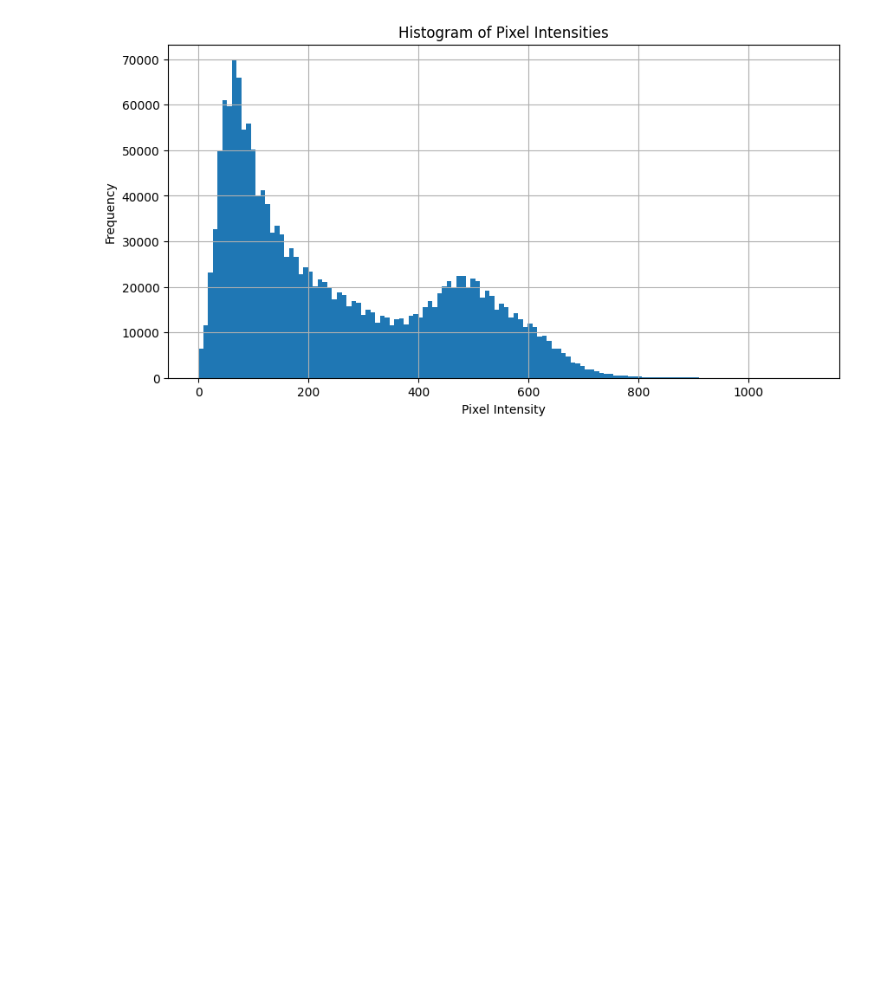
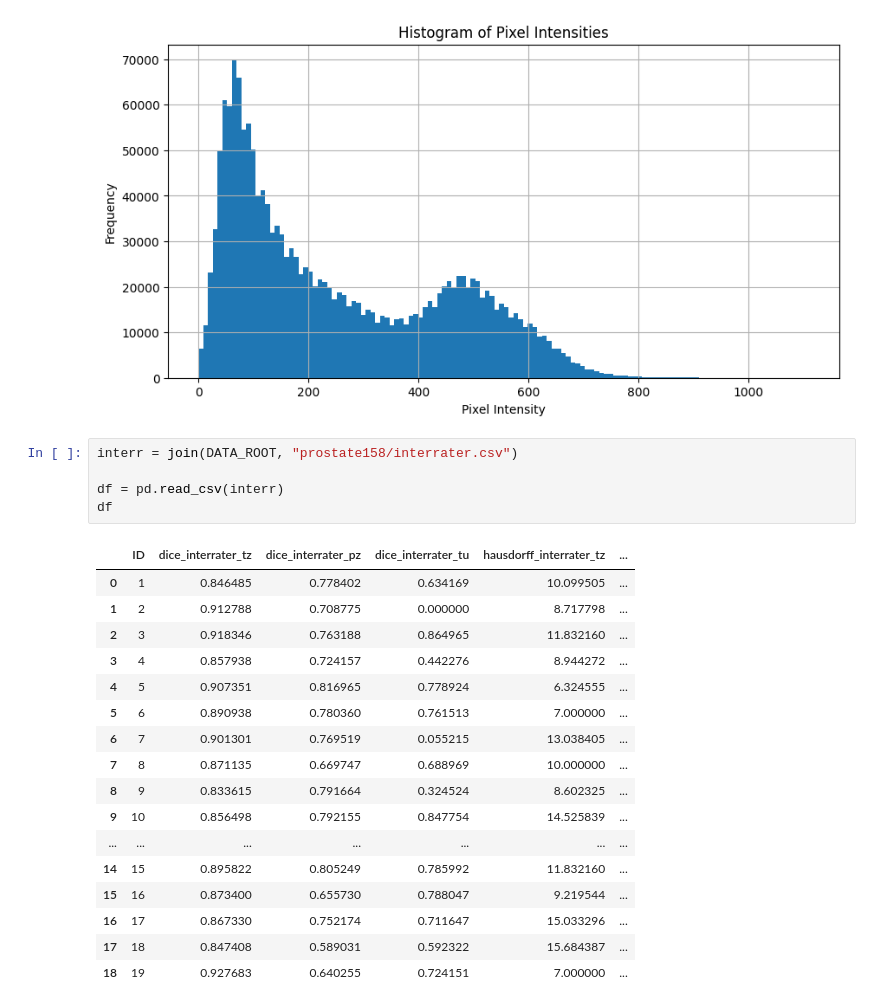
Before and after one commit to usbt0p/mri-prostate-segmentation-deeplearning, a Jupyter notebook: exploratory-analysis/explore_158.ipynb, the cells around one changed output. Cells and saved outputs as stored; diff of their text form; blank space fills up the shorter version.

Commit message:
ad interrater csv reading

```diff
--- a/exploratory-analysis/explore_158.ipynb
+++ b/exploratory-analysis/explore_158.ipynb
@@ -239,3 +240,26 @@ for idx, dir in enumerate(random_dir):
 [figure]
 [figure]
 [figure]
+# %%
+interr = join(DATA_ROOT, "prostate158/interrater.csv")
+
+df = pd.read_csv(interr)
+df
+# %% [output]
+|  | ID | dice_interrater_tz | dice_interrater_pz | dice_interrater_tu | hausdorff_interrater_tz | ... |
+| 0 | 1 | 0.846485 | 0.778402 | 0.634169 | 10.099505 | ... |
+| 1 | 2 | 0.912788 | 0.708775 | 0.000000 | 8.717798 | ... |
+| 2 | 3 | 0.918346 | 0.763188 | 0.864965 | 11.832160 | ... |
+| 3 | 4 | 0.857938 | 0.724157 | 0.442276 | 8.944272 | ... |
+| 4 | 5 | 0.907351 | 0.816965 | 0.778924 | 6.324555 | ... |
+| 5 | 6 | 0.890938 | 0.780360 | 0.761513 | 7.000000 | ... |
+| 6 | 7 | 0.901301 | 0.769519 | 0.055215 | 13.038405 | ... |
+| 7 | 8 | 0.871135 | 0.669747 | 0.688969 | 10.000000 | ... |
+| 8 | 9 | 0.833615 | 0.791664 | 0.324524 | 8.602325 | ... |
+| 9 | 10 | 0.856498 | 0.792155 | 0.847754 | 14.525839 | ... |
+| ... | ... | ... | ... | ... | ... | ... |
+| 14 | 15 | 0.895822 | 0.805249 | 0.785992 | 11.832160 | ... |
+| 15 | 16 | 0.873400 | 0.655730 | 0.788047 | 9.219544 | ... |
+| 16 | 17 | 0.867330 | 0.752174 | 0.711647 | 15.033296 | ... |
+| 17 | 18 | 0.847408 | 0.589031 | 0.592322 | 15.684387 | ... |
+| 18 | 19 | 0.927683 | 0.640255 | 0.724151 | 7.000000 | ... |
```
Also changed, not shown: parts of 1 cell of this notebook, 1 other file.
